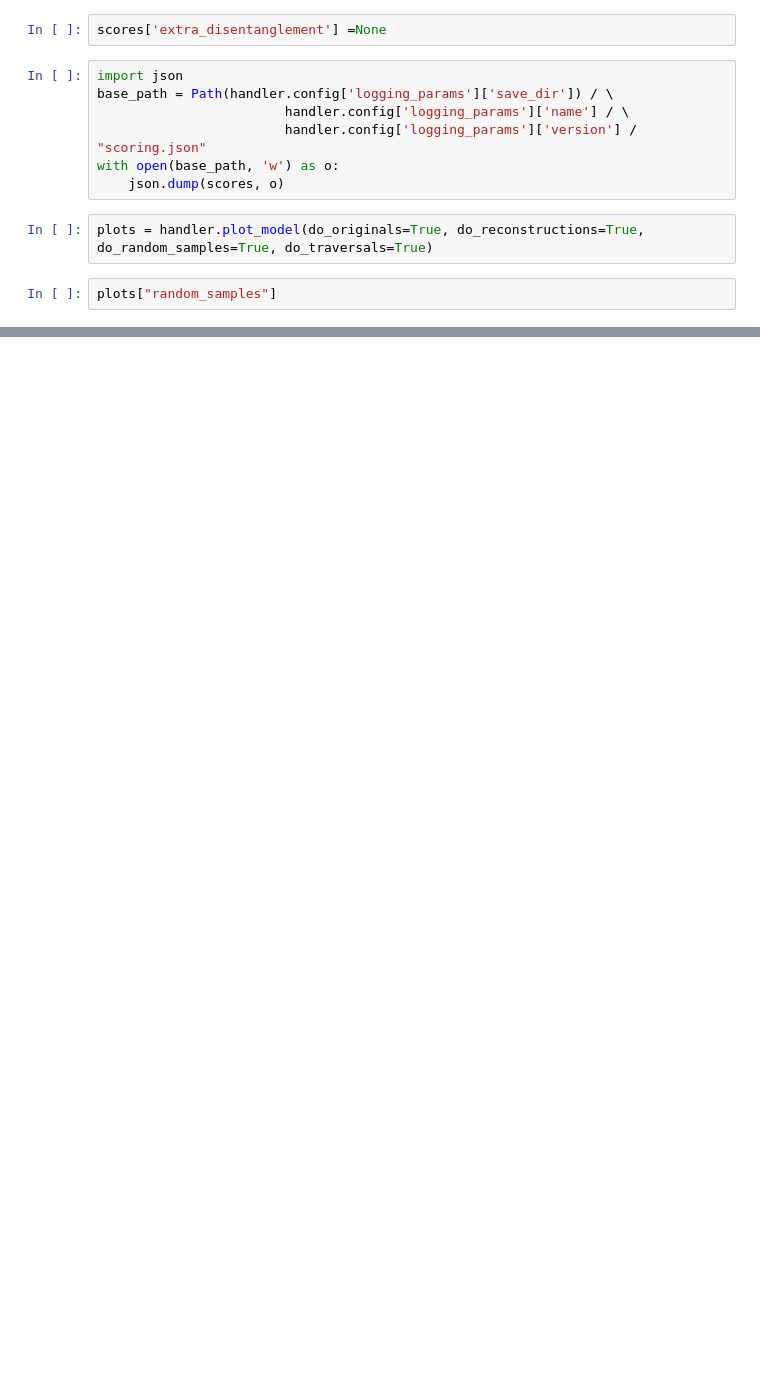
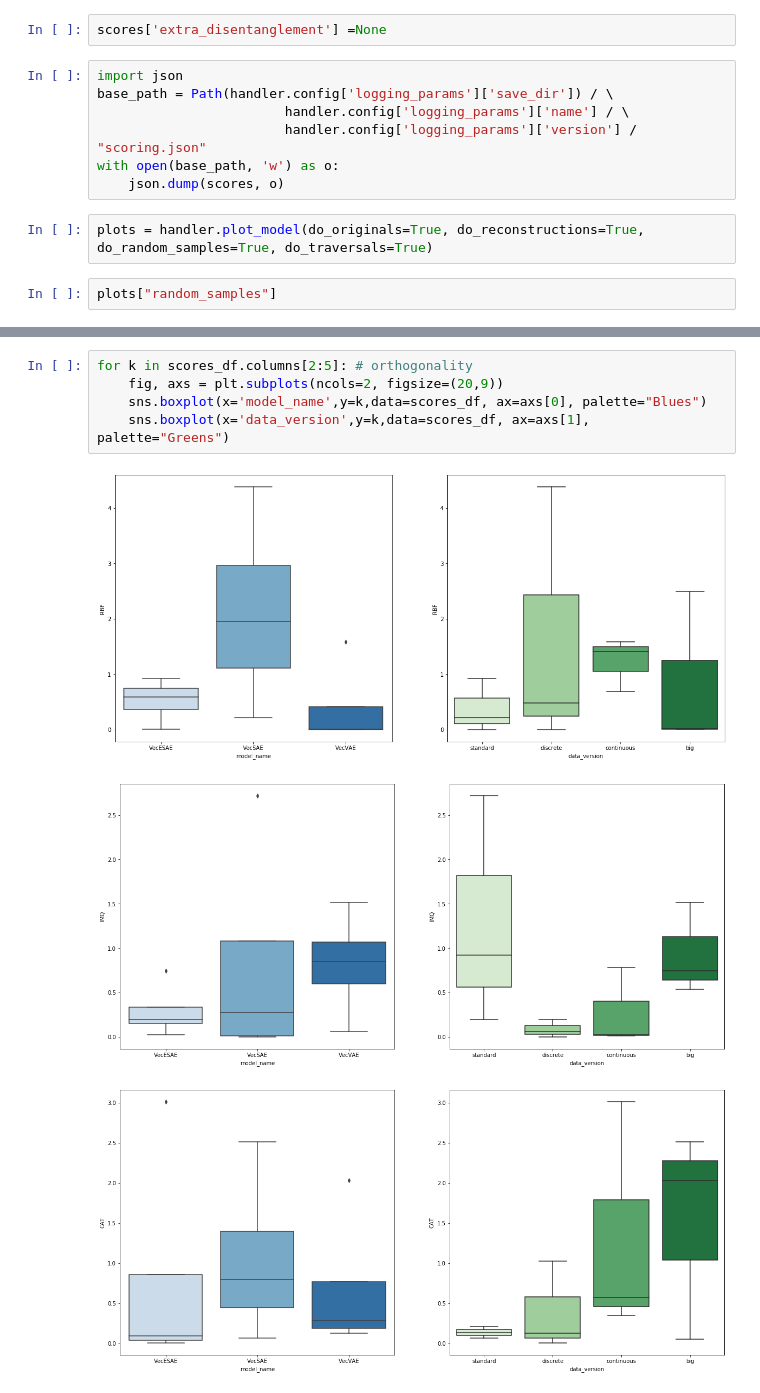
Before and after one commit to GiuliaLanzillotta/CausalAE, a Jupyter notebook: visualisations/test_features.ipynb, the cells around one changed output, grey strips where cells are left out. Saved outputs shown, nothing was run; the diff lists cells and outputs as text; blank space fills up the shorter version.

```diff
--- a/visualisations/test_features.ipynb
+++ b/visualisations/test_features.ipynb
@@ -272,0 +226,9 @@ VecESAE model loaded.
+# %%
+for k in scores_df.columns[2:5]: # orthogonality
+    fig, axs = plt.subplots(ncols=2, figsize=(20,9))
+    sns.boxplot(x='model_name',y=k,data=scores_df, ax=axs[0], palette="Blues")
+    sns.boxplot(x='data_version',y=k,data=scores_df, ax=axs[1], palette="Greens")
+# %% [output]
+[figure, added]
+[figure, added]
+[figure, added]
```
Also changed, not shown: parts of 36 cells of this notebook, 15 other files.
